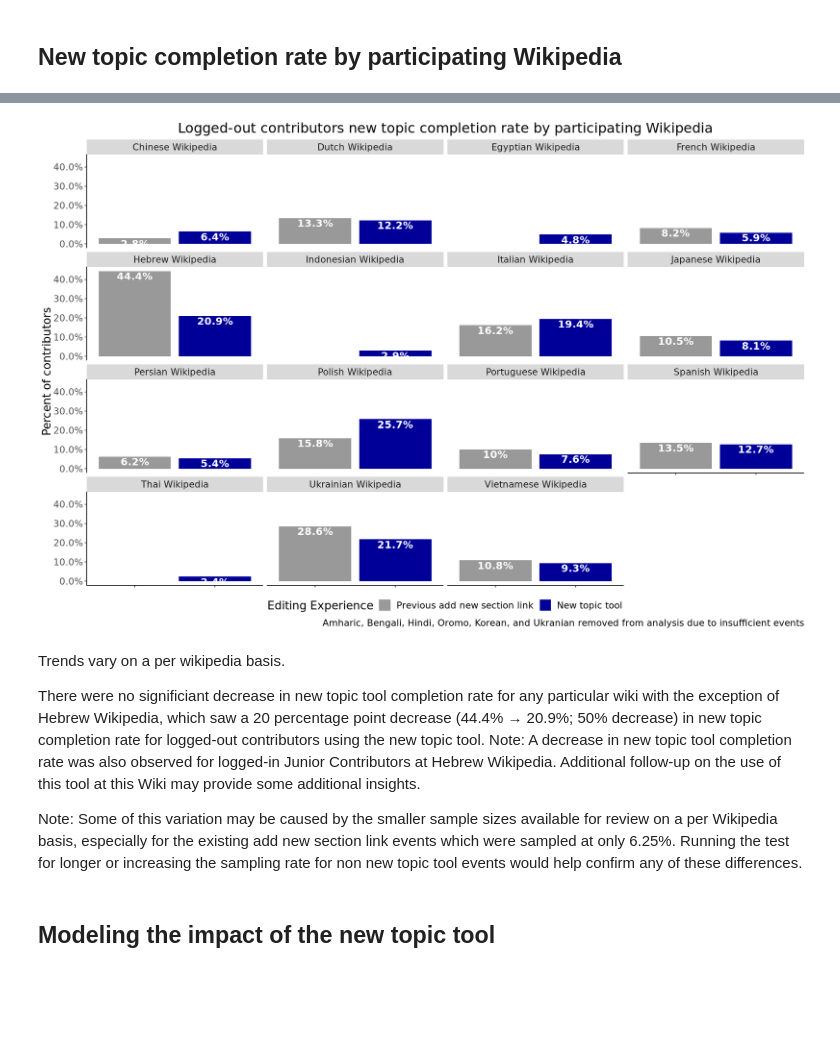
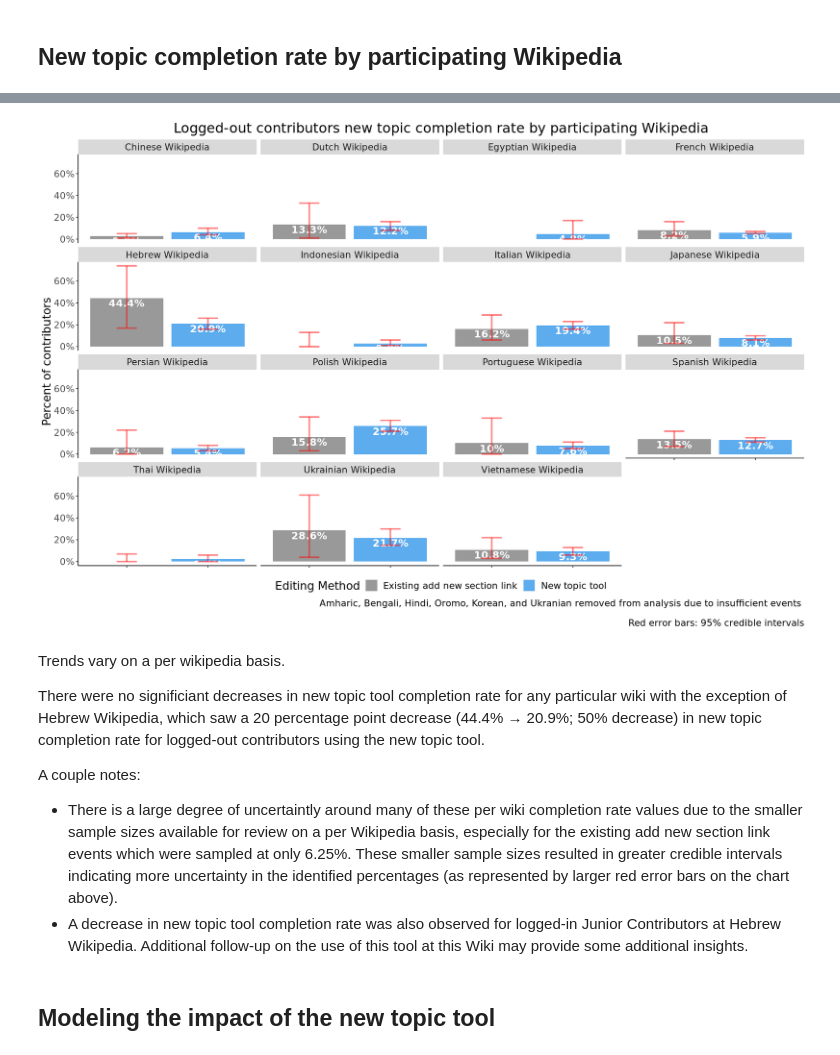
Before and after one commit to wikimedia-research/New-discussion-tool-analysis-2020, a Jupyter notebook: ab_test_logged_out.ipynb, the cells around one changed output, grey strips where cells are left out. Saved outputs shown, nothing was run; the diff lists cells and outputs as text; code cells hidden in the pictures; blank space fills up the shorter version.

```diff
--- a/ab_test_logged_out.ipynb
+++ b/ab_test_logged_out.ipynb
@@ -410,15 +421,20 @@ IRdisplay::display_html(data = new_topic_completes_all_anon_table, file = "new_t
 # %%
+
+dodge <- position_dodge(width=0.9)
+
 p <- new_topic_completes_all  %>%
     ggplot(aes(x= section_edit_type, y = n_users_completed / n_users, fill = section_edit_type)) +
     geom_col(position = 'dodge') +
     geom_text(aes(label = paste(completion_rate), fontface=2), vjust=1.2, size = 8, color = "white") +
+    geom_errorbar(aes(ymin = lower, ymax = upper), color = 'red', size = 1, alpha = 0.5, position = dodge, width = 0.25) +
     scale_y_continuous(labels = scales::percent) +
     scale_x_discrete(labels = c("Existing add new section link", "New topic tool")) +
     labs (y = "Percent of contributors ",
           x = "Editing method",
           title = "Logged-out contributors new topic completion rate \n across all participating Wikipedias",
-         caption = "Defined as percent of contributors that make a new topic attempt and publish at least 1 new topic")  +
-    scale_fill_manual(values= c("#999999", "#000099")) +
+         caption = "Defined as percent of contributors that make a new topic attempt and publish at least 1 new topic \n
+             Red error bars: 95% credible intervals")  +
+    scale_fill_manual(values= c("#999999", "steelblue2")) +
     theme(
         panel.grid.minor = element_blank(),
         panel.background = element_blank(),
@@ -446,6 +464,9 @@ new_topic_completes_bywiki <- new_topic_completes %>%
               n_users_completed = sum(n_completions >=1), #user completed at least 1 edit
               completion_rate = paste0(round(n_users_completed / n_users  *100, 1), "%"),
               .groups = 'drop'
-  )
+  ) %>% #determine credible intervals
+    cbind(as.data.frame(binom:::binom.bayes(x = .$n_users_completed, n = .$n_users, conf.level = 0.95, tol = 1e-10))) %>%
+    mutate(lower = round(lower,2),
+           upper = round(upper, 2))
 # %%
 new_topic_completes_bywiki_anon_table <- new_topic_completes_bywiki   %>%
@@ -508,39 +536,43 @@ NULL
 # %%
 # Plot edit completion rates for each user on each wiki
 
 p <- new_topic_completes_bywiki  %>%
     filter(!(wiki %in% c('Amharic Wikipedia', 'Bengali Wikipedia', 'Hindi Wikipedia', 'Oromo Wikipedia',
                         'Korean Wikipedia', 'Ukranian Wikipedia'))) %>% # remove wikis where there are under 10 events total for editing method
     ggplot(aes(x= section_edit_type, y = n_users_completed / n_users, fill = section_edit_type)) +
     geom_col(position = 'dodge') +
     geom_text(aes(label = paste(completion_rate), fontface=2), vjust=1.2, size = 5, color = "white") +
+    geom_errorbar(aes(ymin = lower, ymax = upper), color = 'red', size = 1, alpha = 0.5, position = dodge, width = 0.25) +
     facet_wrap(~ wiki) +
     scale_y_continuous(labels = scales::percent) +
     labs (y = "Percent of contributors ",
           title = "Logged-out contributors new topic completion rate by participating Wikipedia",
-        caption = "Amharic, Bengali, Hindi, Oromo, Korean, and Ukranian removed from analysis due to insufficient events")  +
-    scale_fill_manual(values= c("#999999", "#000099"), name = "Editing Method", labels = c("Existing add new section link", "New topic tool"))  +
+        caption = "Amharic, Bengali, Hindi, Oromo, Korean, and Ukranian removed from analysis due to insufficient events \n
+                   Red error bars: 95% credible intervals")  +
+    scale_fill_manual(values= c("#999999", "steelblue2"), name = "Editing Method", labels = c("Existing add new section link", "New topic tool"))  +
     theme(
         panel.grid.minor = element_blank(),
         panel.background = element_blank(),
         plot.title = element_text(hjust = 0.5),
         text = element_text(size=16),
         legend.position="bottom",
         axis.text.x = element_blank(),
         axis.title.x=element_blank(),
         axis.line = element_line(colour = "black"))
 
 
 p
 ggsave("Figures/new_topic_completes_bywiki_anon.png", p, width = 16, height = 8, units = "in", dpi = 300)
 # %% [output]
-[figure, old version]
+[figure, new version]
 # %% [markdown]
 Trends vary on a per wikipedia basis.
 
-There were no significiant decrease in new topic tool completion rate for any particular wiki with the exception of Hebrew Wikipedia, which saw a 20 percentage point decrease (44.4% → 20.9%; 50% decrease) in new topic completion rate for logged-out contributors using the new topic tool. Note: A decrease in new topic tool completion rate was also observed for logged-in Junior Contributors at Hebrew Wikipedia. Additional follow-up on the use of this tool at this Wiki may provide some additional insights.
+There were no significiant decreases in new topic tool completion rate for any particular wiki with the exception of Hebrew Wikipedia, which saw a 20 percentage point decrease (44.4% → 20.9%; 50% decrease) in new topic completion rate for logged-out contributors using the new topic tool.
 
-Note: Some of this variation may be caused by the smaller sample sizes available for review on a per Wikipedia basis, especially for the existing add new section link events which were sampled at only 6.25%. Running the test for longer or increasing the sampling rate for non new topic tool events would help confirm any of these differences.
+A couple notes:
+* There is a large degree of uncertaintly around many of these per wiki completion rate values due to the smaller sample sizes available for review on a per Wikipedia basis, especially for the existing add new section link events which were sampled at only 6.25%. These smaller sample sizes resulted in greater credible intervals indicating more uncertainty in the identified percentages (as represented by larger red error bars on the chart above).
+*  A decrease in new topic tool completion rate was also observed for logged-in Junior Contributors at Hebrew Wikipedia. Additional follow-up on the use of this tool at this Wiki may provide some additional insights.
 # %% [markdown]
 ## Modeling the impact of the new topic tool
 # %% [markdown]
```
Also changed, not shown: parts of 17 cells of this notebook, 6 other files.
